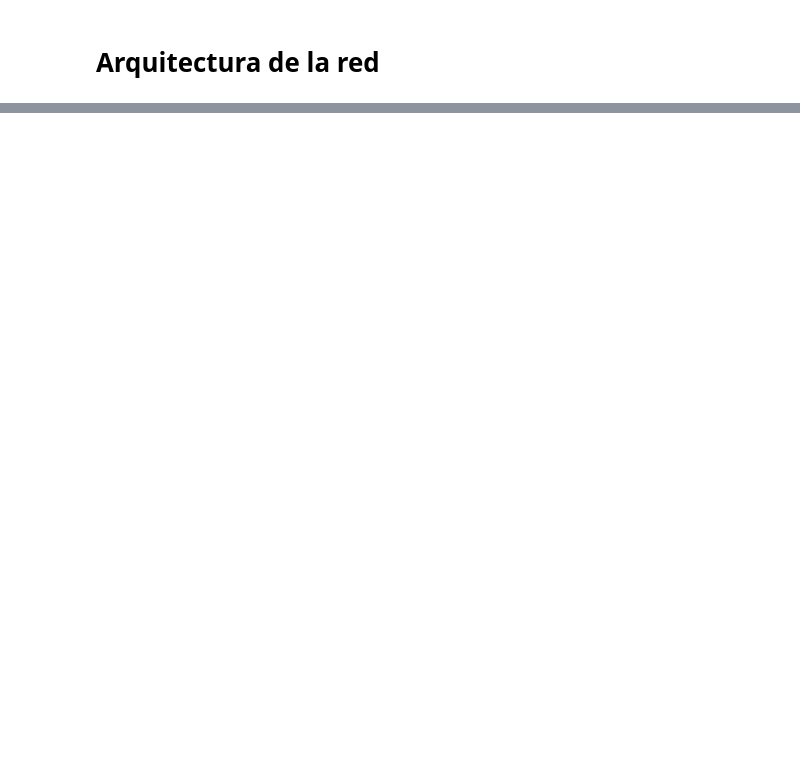
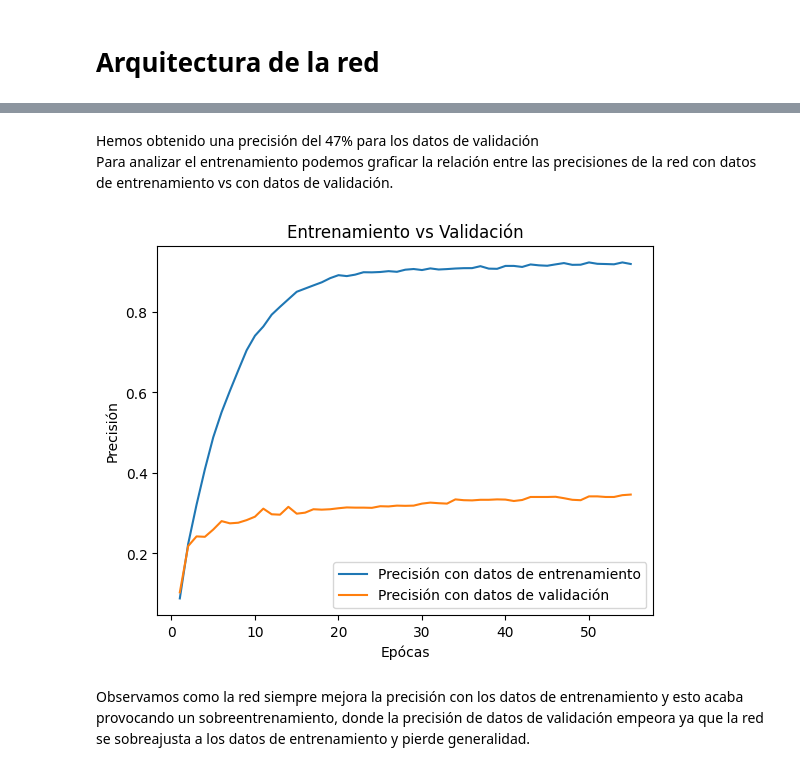
Before and after one commit to Alf-caput/NFL2022_TacklePredictNN, a Jupyter notebook: PracticaFinal_TacklingNFL.ipynb, the cells around one changed output, grey strips where cells are left out. Cells and saved outputs as stored; diff of their text form; code cells hidden in the pictures; blank space fills up the shorter version.

```diff
--- a/PracticaFinal_TacklingNFL.ipynb
+++ b/PracticaFinal_TacklingNFL.ipynb
@@ -319,0 +413,3 @@ snapshots.shape, labels.shape
+# %%
+ds = ds.drop(columns=['gameId','playId','nflId','frameId','local'])
+ds.head(1)
@@ -376,27 +571,29 @@ ds_val = ds_val.batch(batch_size)
 # %%
 import tensorflow as tf
 from tensorflow.keras import layers, models
+from tensorflow.keras.regularizers import l2
 
-# Definir la arquitectura de la red convolucional
+# Arquitectura de la red convolucional
 model = models.Sequential()
+model.add(layers.Input(shape=(23, 13)))
 
-model.add(layers.Input(shape=(23,6)))
-
-# Capa de convolución 1D
-model.add(layers.Conv1D(64, kernel_size=3, activation='relu'))
-model.add(layers.MaxPooling1D(pool_size=2))
+# Capa de convolución 1D con padding 'same' para mantener la longitud original de la secuencia
+model.add(layers.Conv1D(64, kernel_size=3, activation='relu', padding='same', kernel_regularizer=l2(0.01)))
+model.add(layers.Dropout(0.5))
 
 # Capa de aplanado para conectar con una capa densa
 model.add(layers.Flatten())
 
-# Capa densa
-model.add(layers.Dense(128, activation='relu'))
+# Capa densa con Batch Normalization
+model.add(layers.Dense(128, activation='relu', kernel_regularizer=l2(0.01)))
+model.add(layers.BatchNormalization())
+model.add(layers.Dropout(0.5))
 
 # Capa de salida
-model.add(layers.Dense(23, activation='softmax'))  # Suponiendo que estás realizando una tarea de clasificación 23
+model.add(layers.Dense(23, activation='softmax', kernel_regularizer=l2(0.01)))
 
 # Compilar el modelo
-model.compile(optimizer='adam', loss='binary_crossentropy', metrics=['accuracy'])
+model.compile(optimizer='adam', loss='categorical_crossentropy', metrics=['accuracy'])
 
 # Resumen de la arquitectura del modelo
 model.summary()
@@ -424,4 +624,3 @@ _________________________________________________________________
 # %%
-# Entrenamiento del modelo
-history = model.fit(ds_fit, epochs=10, validation_data=ds_val,batch_size=100)
+history = model.fit(ds_fit, epochs=100, validation_data=ds_val, callbacks=callbacks)
 # %% [output]
@@ -432,0 +661,24 @@ ValueError: in user code:
+# %% [markdown]
+Hemos obtenido una precisión del 47% para los datos de validación\
+Para analizar el entrenamiento podemos graficar la relación entre las precisiones de la red con datos de entrenamiento vs con datos de validación.
+# %%
+import matplotlib.pyplot as plt
+# Extrae la precisión de entrenamiento y validación del historial
+train_accuracy = history.history['accuracy']
+val_accuracy = history.history['val_accuracy']
+
+# Número de épocas
+epochs = range(1, len(train_accuracy) + 1)
+
+# Grafica la precisión de entrenamiento y validación en función de las épocas
+plt.plot(epochs, train_accuracy, label='Precisión con datos de entrenamiento')
+plt.plot(epochs, val_accuracy, label='Precisión con datos de validación')
+plt.title('Entrenamiento vs Validación')
+plt.xlabel('Epócas')
+plt.ylabel('Precisión')
+plt.legend()
+plt.show()
+# %% [output]
+[figure, added]
+# %% [markdown]
+Observamos como la red siempre mejora la precisión con los datos de entrenamiento y esto acaba provocando un sobreentrenamiento, donde la precisión de datos de validación empeora ya que la red se sobreajusta a los datos de entrenamiento y pierde generalidad.
```
Also changed, not shown: parts of 143 cells of this notebook, 4 other files.
